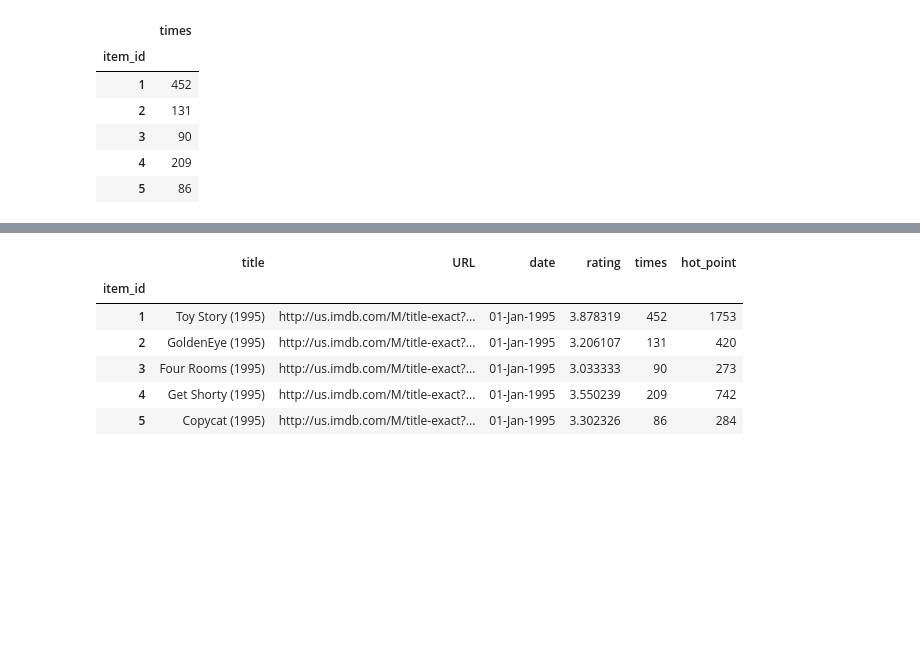
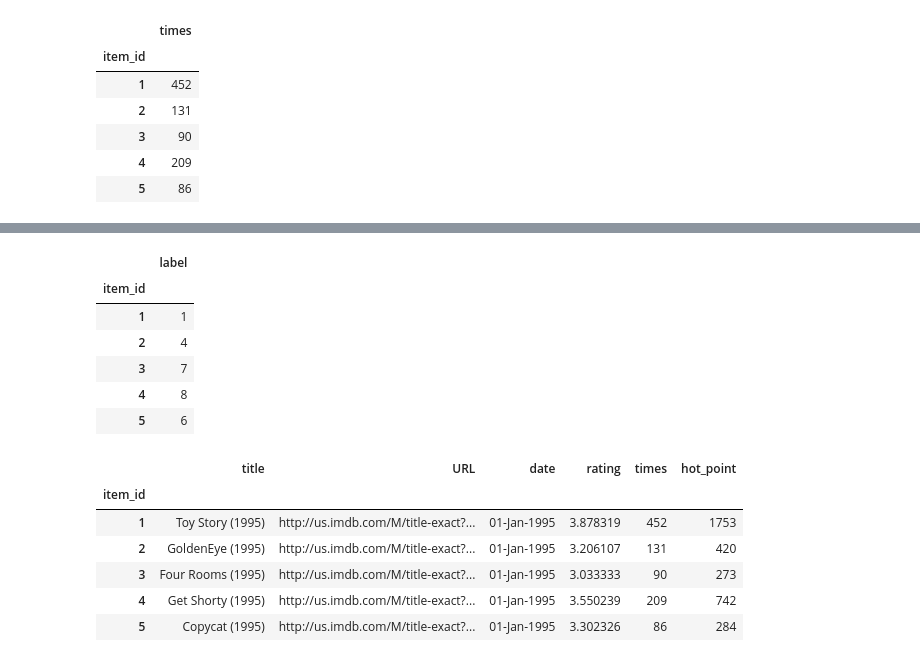
Before and after one commit to Aitical/recommendation, a Jupyter notebook: recomendation.ipynb, the cells around one changed output, grey strips where cells are left out. Cells and saved outputs as stored; diff of their text form; code cells hidden in the pictures; blank space fills up the shorter version.

```diff
--- a/recomendation.ipynb
+++ b/recomendation.ipynb
@@ -352,0 +367,12 @@ item_msg = pd.concat([item_msg, items], axis=1)
+# %%
+item_label.set_index('item_id', inplace=True)
+labels = item_label[['label']]
+labels.head()
+# %% [output]
+|  | label |
+| item_id |  |
+| 1 | 1 |
+| 2 | 4 |
+| 3 | 7 |
+| 4 | 8 |
+| 5 | 6 |
```
Also changed, not shown: parts of 12 cells of this notebook, 4 other files.
